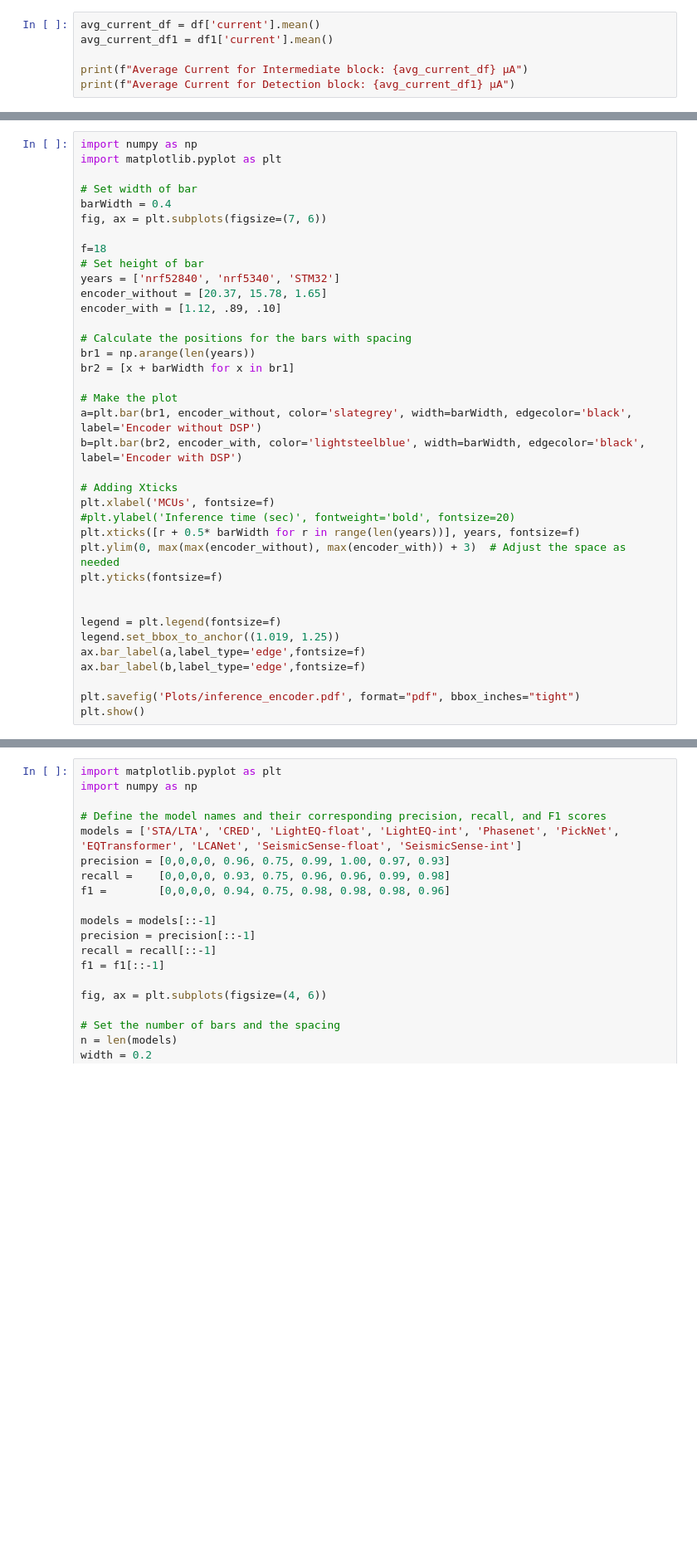
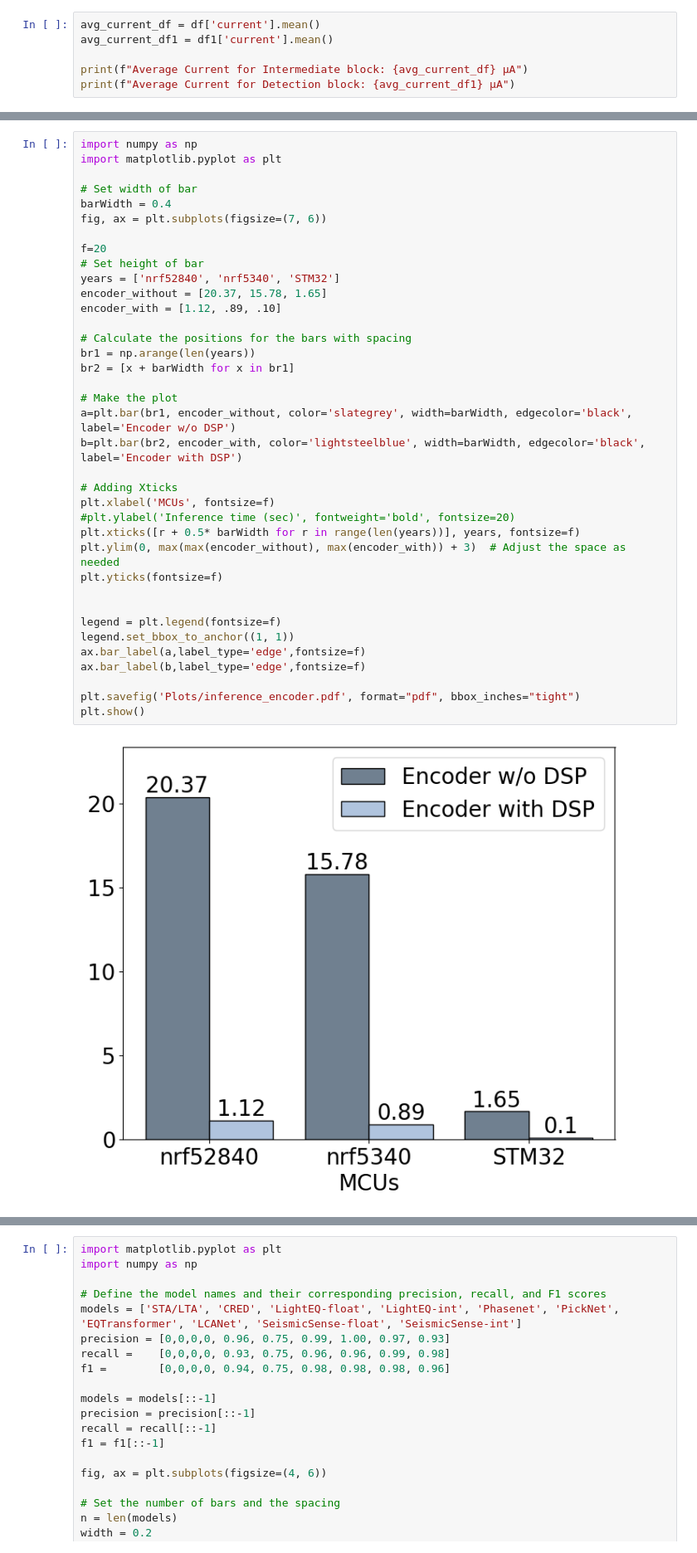
Before and after one commit to ds-kiel/SeismicSense, a Jupyter notebook: Plot.ipynb, the cells around one changed output, grey strips where cells are left out. Shown: that part at 83% size. Drawn from its saved outputs; the diff is of its cells as text; blank space fills up the shorter version.

```diff
--- a/Plot.ipynb
+++ b/Plot.ipynb
@@ -165,36 +318,38 @@ import matplotlib.pyplot as plt
 # Set width of bar
 barWidth = 0.4
 fig, ax = plt.subplots(figsize=(7, 6))
 
-f=18
+f=20
 # Set height of bar
 years = ['nrf52840', 'nrf5340', 'STM32']
 encoder_without = [20.37, 15.78, 1.65]
 encoder_with = [1.12, .89, .10]
 
 # Calculate the positions for the bars with spacing
 br1 = np.arange(len(years))
 br2 = [x + barWidth for x in br1]
 
 # Make the plot
-a=plt.bar(br1, encoder_without, color='slategrey', width=barWidth, edgecolor='black', label='Encoder without DSP')
+a=plt.bar(br1, encoder_without, color='slategrey', width=barWidth, edgecolor='black', label='Encoder w/o DSP')
 b=plt.bar(br2, encoder_with, color='lightsteelblue', width=barWidth, edgecolor='black', label='Encoder with DSP')
 
 # Adding Xticks
 plt.xlabel('MCUs', fontsize=f)
 #plt.ylabel('Inference time (sec)', fontweight='bold', fontsize=20)
 plt.xticks([r + 0.5* barWidth for r in range(len(years))], years, fontsize=f)
 plt.ylim(0, max(max(encoder_without), max(encoder_with)) + 3)  # Adjust the space as needed
 plt.yticks(fontsize=f)
 
 
 legend = plt.legend(fontsize=f)
-legend.set_bbox_to_anchor((1.019, 1.25))
+legend.set_bbox_to_anchor((1, 1))
 ax.bar_label(a,label_type='edge',fontsize=f)
 ax.bar_label(b,label_type='edge',fontsize=f)
 
 plt.savefig('Plots/inference_encoder.pdf', format="pdf", bbox_inches="tight")
 plt.show()
+# %% [output]
+[figure, added]
 # %%
 import numpy as np
 import matplotlib.pyplot as plt
```
Also changed, not shown: parts of 17 cells of this notebook, 2 other files.
